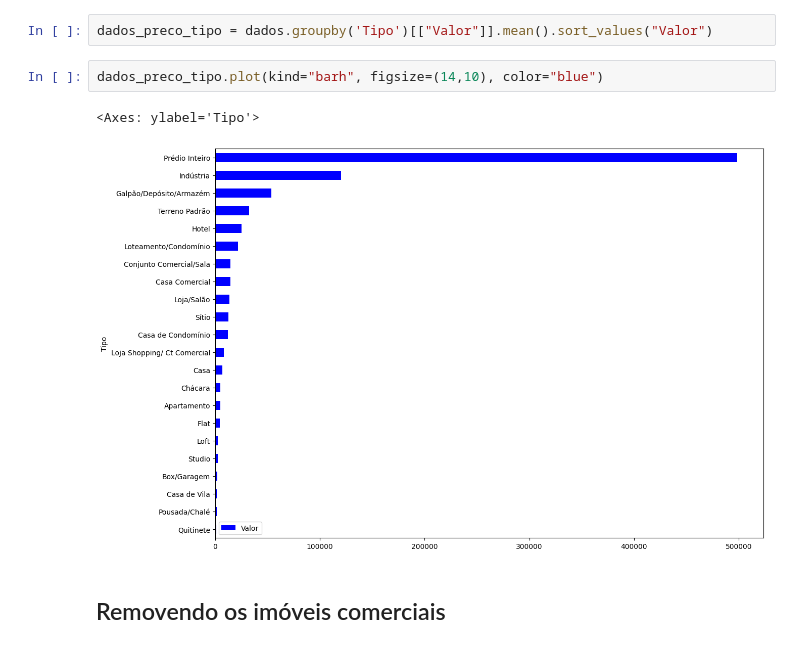
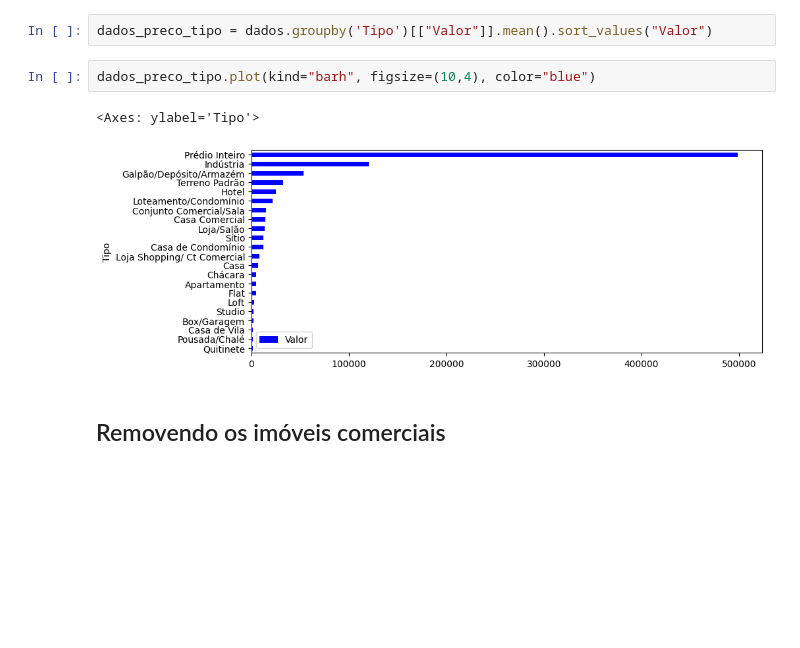
Before and after one commit to OtavioSotnas/Pandas, a Jupyter notebook: projeto_imobliaria.ipynb, the cells around one changed output. Cells and saved outputs as stored; diff of their text form; blank space fills up the shorter version.

```diff
--- a/projeto_imobliaria.ipynb
+++ b/projeto_imobliaria.ipynb
@@ -214,10 +214,10 @@ dados.groupby('Tipo')[["Valor"]].mean().sort_values("Valor")
 # %%
 dados_preco_tipo = dados.groupby('Tipo')[["Valor"]].mean().sort_values("Valor")
 # %%
-dados_preco_tipo.plot(kind="barh", figsize=(14,10), color="blue")
+dados_preco_tipo.plot(kind="barh", figsize=(10,4), color="blue")
 # %% [output]
 <Axes: ylabel='Tipo'>
-[figure, old version]
+[figure, new version]
 # %% [markdown]
 ## Removendo os imóveis comerciais
 # %% [markdown]
```
